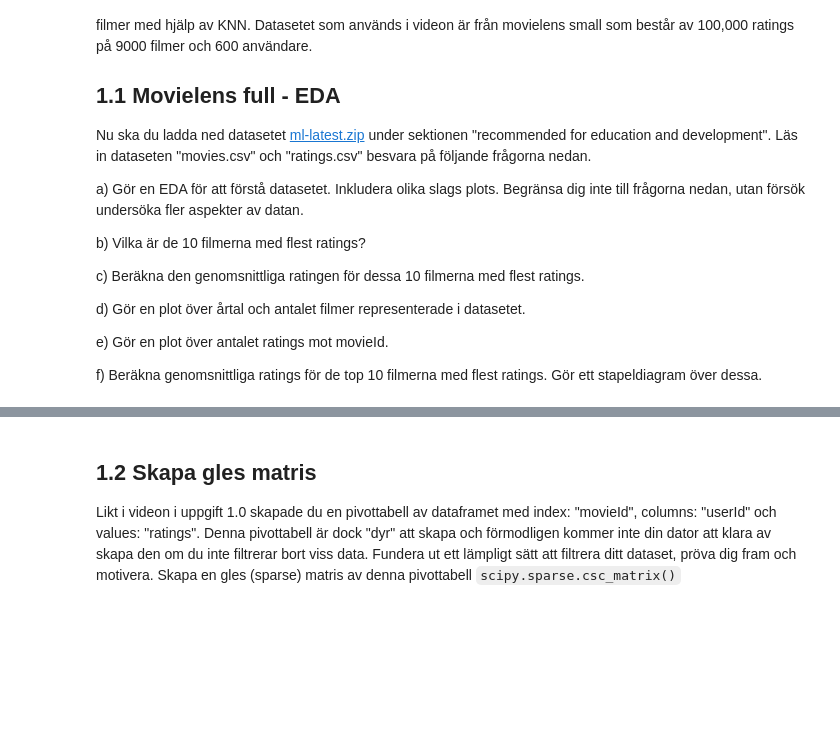
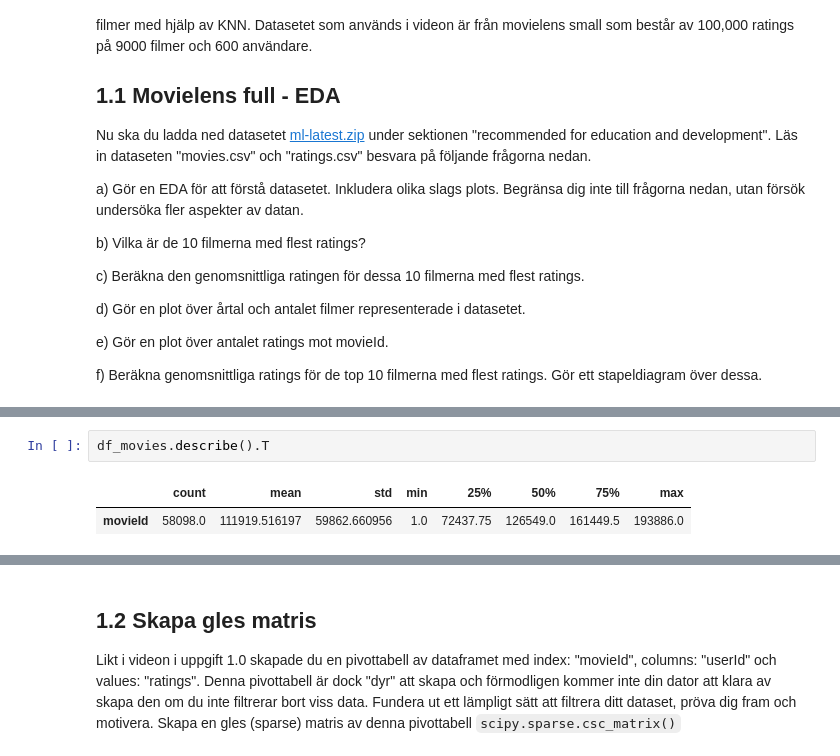
Before and after one commit to wlinds/ITHS-AI22-ML, a Jupyter notebook: Labb/ml-recommender.ipynb, the cells around one changed output, grey strips where cells are left out. Saved outputs shown, nothing was run; the diff lists cells and outputs as text; blank space fills up the shorter version.

```diff
--- a/Labb/ml-recommender.ipynb
+++ b/Labb/ml-recommender.ipynb
@@ -31,0 +43,5 @@ f) Beräkna genomsnittliga ratings för de top 10 filmerna med flest ratings. G
+# %%
+df_movies.describe().T
+# %% [output]
+|  | count | mean | std | min | 25% | 50% | 75% | max |
+| movieId | 58098.0 | 111919.516197 | 59862.660956 | 1.0 | 72437.75 | 126549.0 | 161449.5 | 193886.0 |
```
Also changed, not shown: parts of 14 cells of this notebook.
